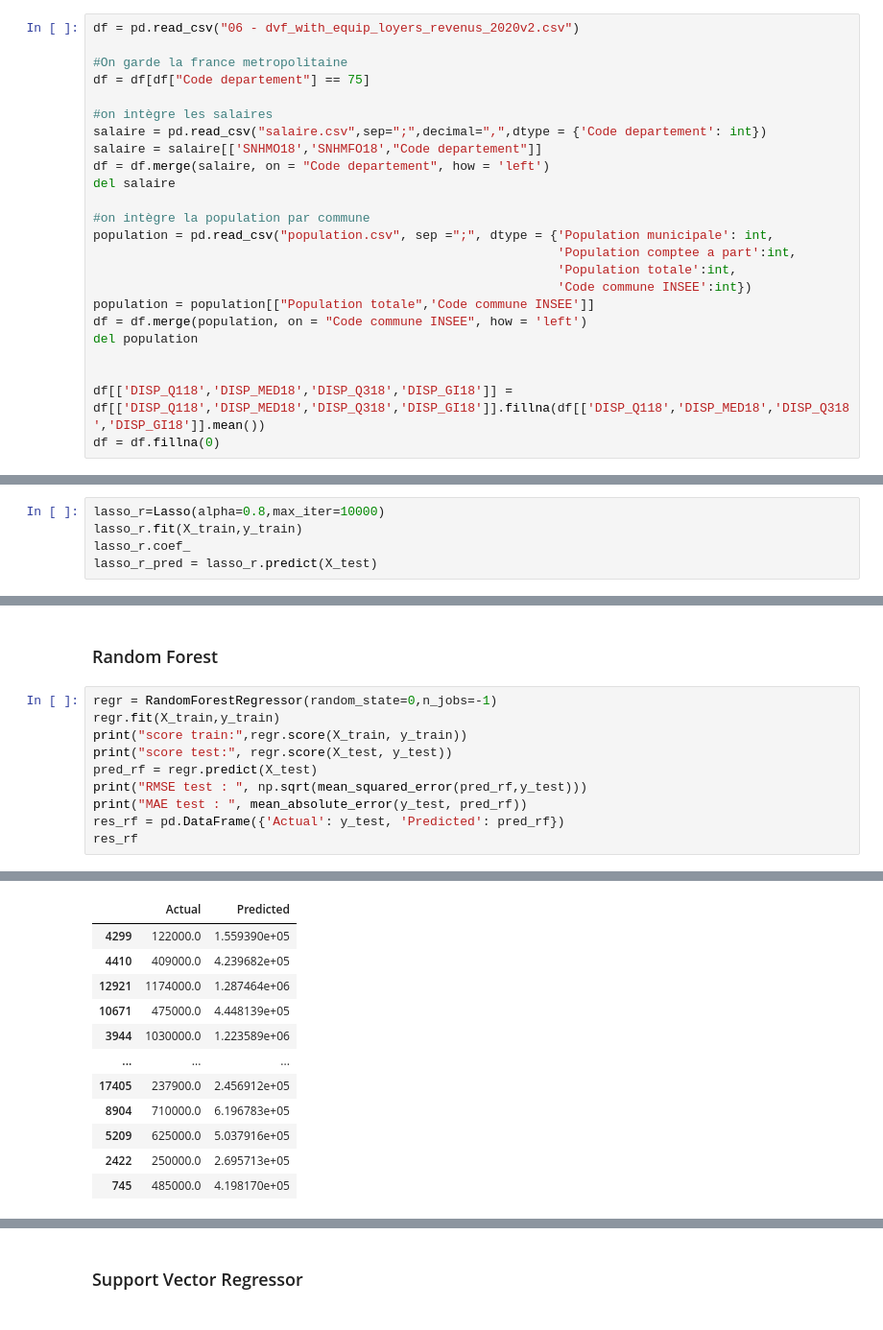
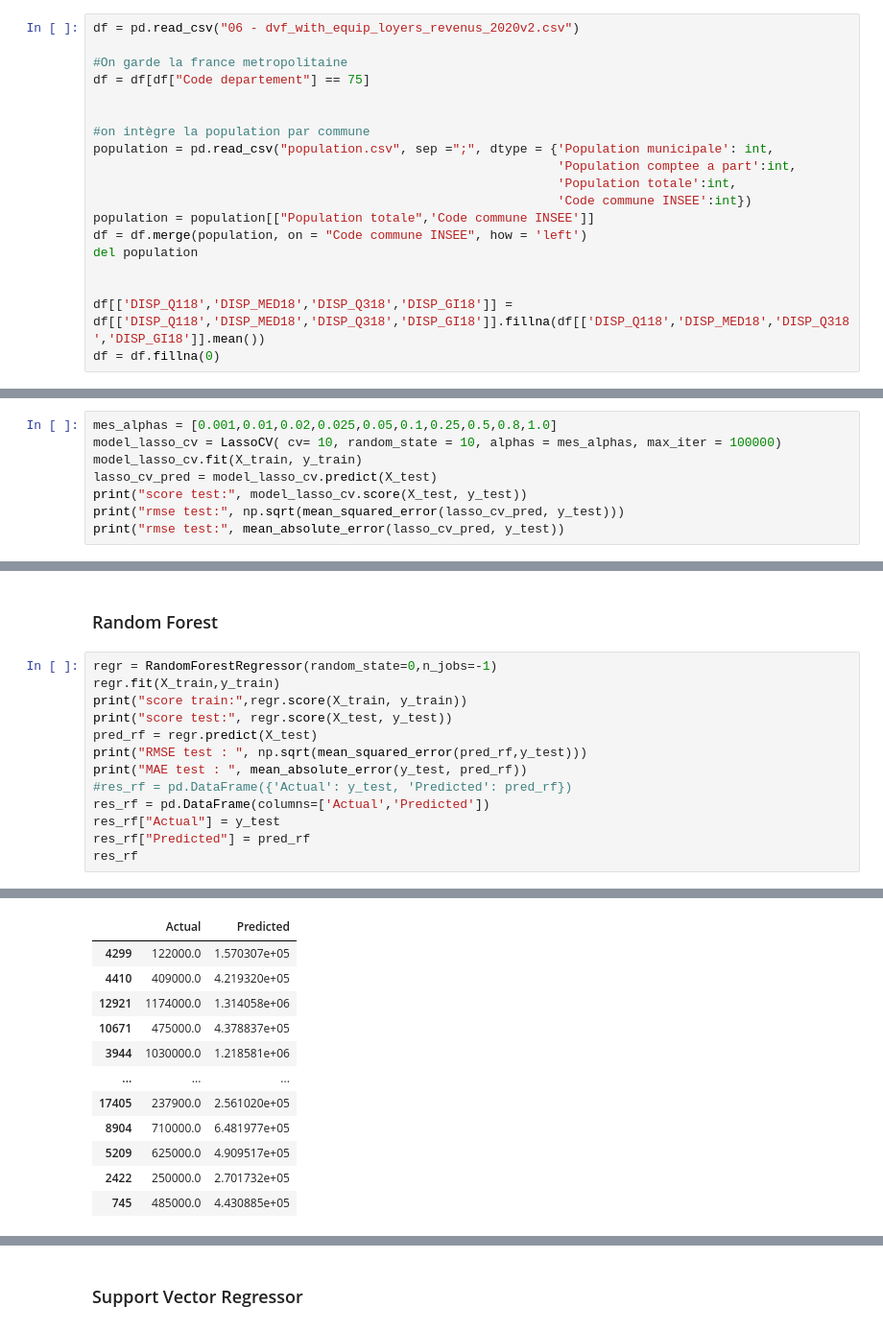
Before and after one commit to avr21continudsimmo/projet_immo, a Jupyter notebook: Modélisation Regression/Paris/modelisation_regression_Paris.ipynb, the cells around one changed output, grey strips where cells are left out. Shown at 96% size. Saved outputs shown, nothing was run; the diff lists cells and outputs as text.

```diff
--- a/Modélisation Regression/Paris/modelisation_regression_Paris.ipynb
+++ b/Modélisation Regression/Paris/modelisation_regression_Paris.ipynb
@@ -29,11 +30,6 @@ df = pd.read_csv("06 - dvf_with_equip_loyers_revenus_2020v2.csv")
 #On garde la france metropolitaine
 df = df[df["Code departement"] == 75]
 
-#on intègre les salaires
-salaire = pd.read_csv("salaire.csv",sep=";",decimal=",",dtype = {'Code departement': int})
-salaire = salaire[['SNHMO18','SNHMFO18',"Code departement"]]
-df = df.merge(salaire, on = "Code departement", how = 'left')
-del salaire
 
 #on intègre la population par commune
 population = pd.read_csv("population.csv", sep =";", dtype = {'Population municipale': int,
@@ -287,8 +253,11 @@ sns.pairplot(signif_feat)
 [figure]
 # %% [markdown]
 # Regression Lasso
-# %%
-lasso_r=Lasso(alpha=0.8,max_iter=10000)
-lasso_r.fit(X_train,y_train)
-lasso_r.coef_
-lasso_r_pred = lasso_r.predict(X_test)
+# %%
+mes_alphas = [0.001,0.01,0.02,0.025,0.05,0.1,0.25,0.5,0.8,1.0]
+model_lasso_cv = LassoCV( cv= 10, random_state = 10, alphas = mes_alphas, max_iter = 100000)
+model_lasso_cv.fit(X_train, y_train)
+lasso_cv_pred = model_lasso_cv.predict(X_test)
+print("score test:", model_lasso_cv.score(X_test, y_test))
+print("rmse test:", np.sqrt(mean_squared_error(lasso_cv_pred, y_test)))
+print("rmse test:", mean_absolute_error(lasso_cv_pred, y_test))
@@ -362,6 +329,9 @@ print("score test:", regr.score(X_test, y_test))
 pred_rf = regr.predict(X_test)
 print("RMSE test : ", np.sqrt(mean_squared_error(pred_rf,y_test)))
 print("MAE test : ", mean_absolute_error(y_test, pred_rf))
-res_rf = pd.DataFrame({'Actual': y_test, 'Predicted': pred_rf})
+#res_rf = pd.DataFrame({'Actual': y_test, 'Predicted': pred_rf})
+res_rf = pd.DataFrame(columns=['Actual','Predicted'])
+res_rf["Actual"] = y_test
+res_rf["Predicted"] = pred_rf
 res_rf
 # %% [output]
@@ -372,15 +342,15 @@ MAE test :  77994.17691355466
 |  | Actual | Predicted |
-| 4299 | 122000.0 | 1.559390e+05 |
-| 4410 | 409000.0 | 4.239682e+05 |
-| 12921 | 1174000.0 | 1.287464e+06 |
-| 10671 | 475000.0 | 4.448139e+05 |
-| 3944 | 1030000.0 | 1.223589e+06 |
+| 4299 | 122000.0 | 1.570307e+05 |
+| 4410 | 409000.0 | 4.219320e+05 |
+| 12921 | 1174000.0 | 1.314058e+06 |
+| 10671 | 475000.0 | 4.378837e+05 |
+| 3944 | 1030000.0 | 1.218581e+06 |
 | ... | ... | ... |
-| 17405 | 237900.0 | 2.456912e+05 |
-| 8904 | 710000.0 | 6.196783e+05 |
-| 5209 | 625000.0 | 5.037916e+05 |
-| 2422 | 250000.0 | 2.695713e+05 |
-| 745 | 485000.0 | 4.198170e+05 |
+| 17405 | 237900.0 | 2.561020e+05 |
+| 8904 | 710000.0 | 6.481977e+05 |
+| 5209 | 625000.0 | 4.909517e+05 |
+| 2422 | 250000.0 | 2.701732e+05 |
+| 745 | 485000.0 | 4.430885e+05 |
 3572 rows × 2 columns
 # %% [markdown]
 ### Support Vector Regressor
```
Also changed, not shown: parts of 20 cells of this notebook.
